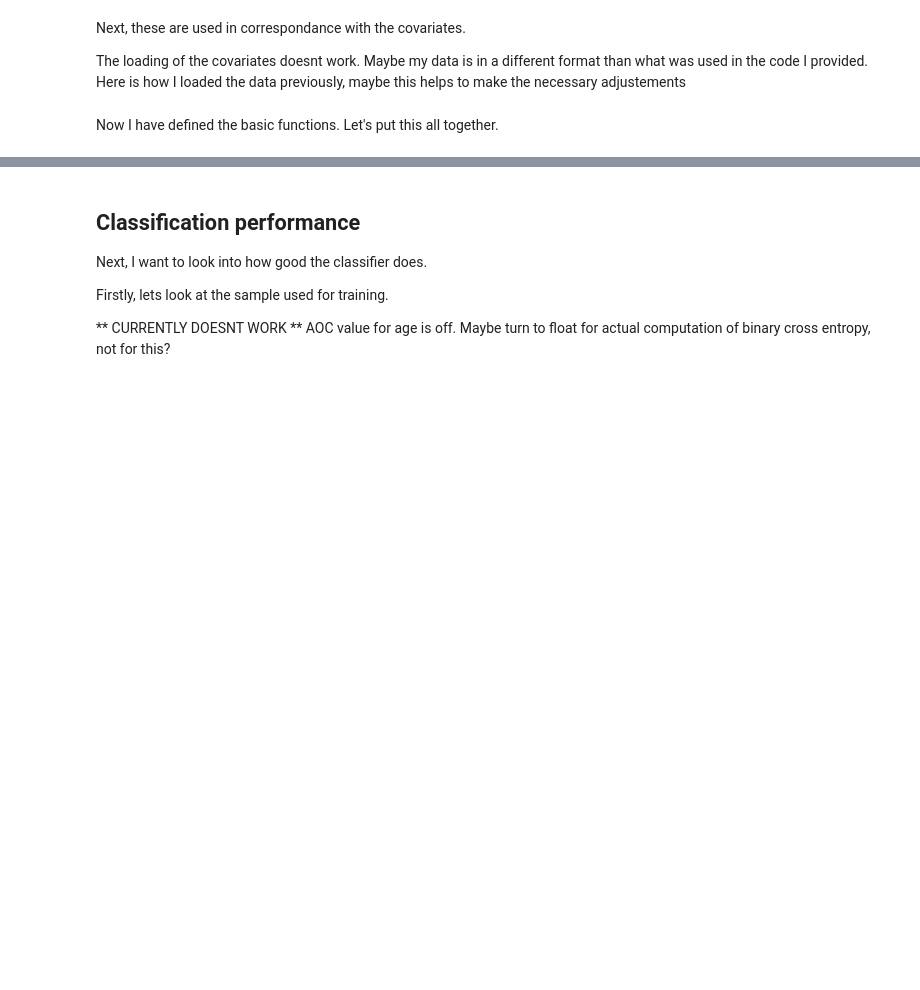
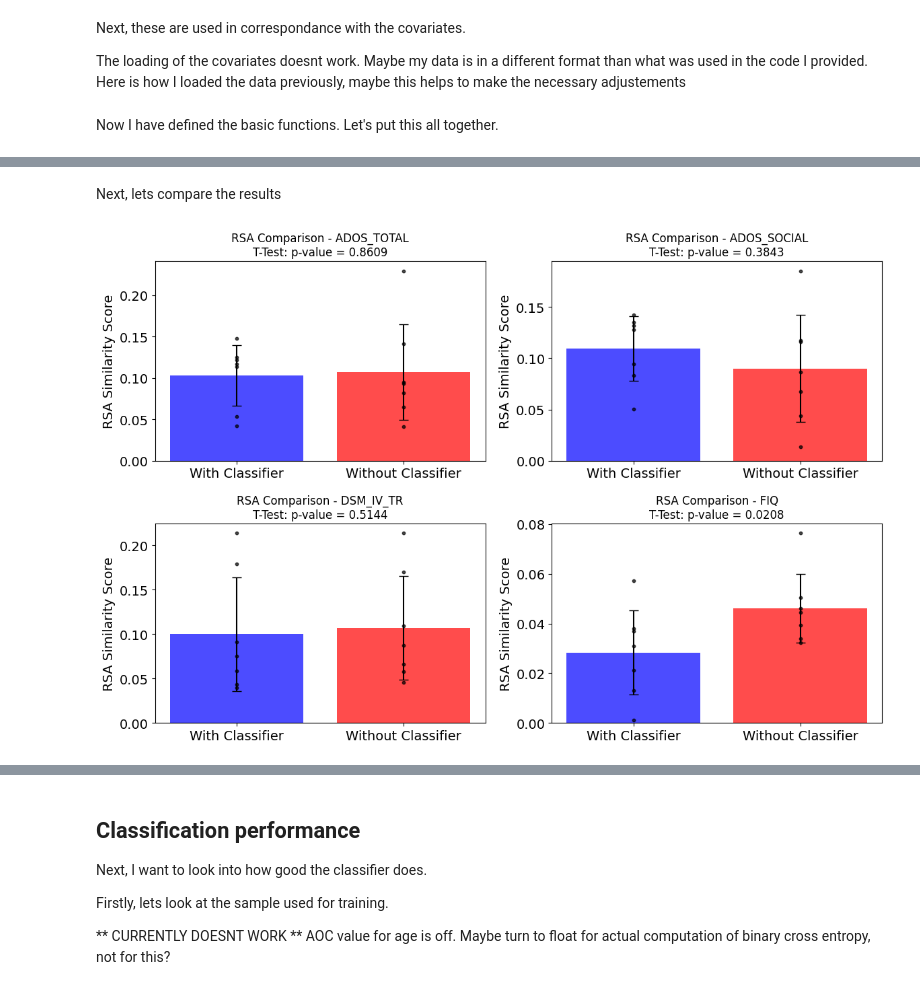
Before and after one commit to tchaase/cVAE_autism, a Jupyter notebook: code/cVAE_autism.ipynb, the cells around one changed output, grey strips where cells are left out. Drawn from its saved outputs; the diff is of its cells as text; code cells hidden in the pictures; blank space fills up the shorter version.

```diff
--- a/code/cVAE_autism.ipynb
+++ b/code/cVAE_autism.ipynb
@@ -782,6 +782,9 @@ val_dataloader = DataLoader(val_dataset, batch_size=batch_size, shuffle=False)
 test_loader = DataLoader(test_dataset, batch_size=batch_size, shuffle=False)
 
 # You can now use train_loader, validation_loader, and test_loader for training and evaluating your model.
+
+
+train_dataloader_32 = DataLoader(train_dataset, batch_size= 32, shuffle=True)
 # %% [markdown]
 Let's test this:
 # %%
@@ -1173,7 +1176,7 @@ Here is the training loop. This model is supposed to achieve multiple things:
 * Train the cVAE using the MSE loss.
 * Incoming.
 # %%
-def train(model, dataloader, dataset, device, optimizer, criterion, criterion_classifier, k_value = 1):
+def train(model, dataloader, dataset, device, optimizer, criterion, criterion_classifier):
     model.train()
     running_loss_autism = 0.0
     running_loss_no_autism = 0.0
@@ -1210,7 +1213,7 @@ def train(model, dataloader, dataset, device, optimizer, criterion, criterion_cl
 
         # Section for the autism images
         bce_loss_autism = criterion(reconstructed_data_autism, autism_data)
-        loss_autism = final_loss(bce_loss_autism,  gender_loss_autism, age_loss_autism, z_mean, z_log_var, s_mean, s_log_var, k_value)
+        loss_autism = final_loss(bce_loss_autism,  gender_loss_autism, age_loss_autism, z_mean, z_log_var, s_mean, s_log_var)
         running_loss_autism += loss_autism.item()
         running_age_loss_autism += age_loss_autism.item()
         running_gender_loss_autism += gender_loss_autism.item()
@@ -1218,7 +1221,7 @@ def train(model, dataloader, dataset, device, optimizer, criterion, criterion_cl
         # Section for the no_autism images
         bce_loss_no_autism = criterion(reconstructed_data_no_autism, no_autism_data)
         s_mean_no_autism, s_log_var_no_autism = None, None
-        loss_no_autism = final_loss(bce_loss_no_autism,  gender_loss_no_autism, age_loss_no_autism, z_mean_no_autism, z_log_var_no_autism, s_mean_no_autism, s_log_var_no_autism, k_value)
+        loss_no_autism = final_loss(bce_loss_no_autism,  gender_loss_no_autism, age_loss_no_autism, z_mean_no_autism, z_log_var_no_autism, s_mean_no_autism, s_log_var_no_autism)
         running_loss_no_autism += loss_no_autism.item()
         running_age_loss_no_autism += age_loss_no_autism.item()
         running_gender_loss_no_autism += gender_loss_no_autism.item()
@@ -1910,7 +1913,7 @@ model_classifier.eval()
 model_basic.eval()
 
 # Iterate through the DataLoader
-for batch in train_dataloader:
+for batch in train_dataloader_32:
     (autism_data, autism_age, autism_gender, autism_diag_group, autism_ADOS_TOTAL, autism_ADOS_SOCIAL, autism_DSM_IV_TR, autism_FIQ, autism_sub_id), (no_autism_data, no_autism_age, no_autism_gender, _, no_autism_FIQ, no_autism_sub_id) = batch
 
     # Move data to device if necessary
@@ -2148,0 +2208,16 @@ ValueError: ignored
+# %%
+# Generate RSA results for each dictionary
+rsa_salient_with_classifier_autism = rsa_dict_without_missing_values(latent_salient_with_classifier_autism)
+rsa_with_classifier_autism = rsa_dict_without_missing_values(latent_with_classifier_autism)
+rsa_with_classifier_no_autism = rsa_dict_without_missing_values(latent_with_classifier_no_autism)
+rsa_salient_without_classifier_autism = rsa_dict_without_missing_values(latent_salient_without_classifier_autism)
+rsa_without_classifier_autism = rsa_dict_without_missing_values(latent_without_classifier_autism)
+rsa_without_classifier_no_autism = rsa_dict_without_missing_values(latent_without_classifier_no_autism)
+
+# Print or store the RSA results
+print("RSA results for latent_salient_with_classifier_autism:", rsa_salient_with_classifier_autism)
+print("RSA results for latent_with_classifier_autism:", rsa_with_classifier_autism)
+print("RSA results for latent_with_classifier_no_autism:", rsa_with_classifier_no_autism)
+print("RSA results for latent_salient_without_classifier_autism:", rsa_salient_without_classifier_autism)
+print("RSA results for latent_without_classifier_autism:", rsa_without_classifier_autism)
+print("RSA results for latent_without_classifier_no_autism:", rsa_without_classifier_no_autism)
@@ -2148,0 +2231,7 @@ ValueError: ignored
+# %% [markdown]
+Next, lets compare the results
+# %%
+# Pair 1: RSA Salient with Classifier Autism vs. RSA Salient without Classifier Autism
+create_rsa_bar_plots(rsa_salient_with_classifier_autism, rsa_salient_without_classifier_autism)
+# %% [output]
+[figure, added]
```
Also changed, not shown: parts of 14 cells of this notebook.
